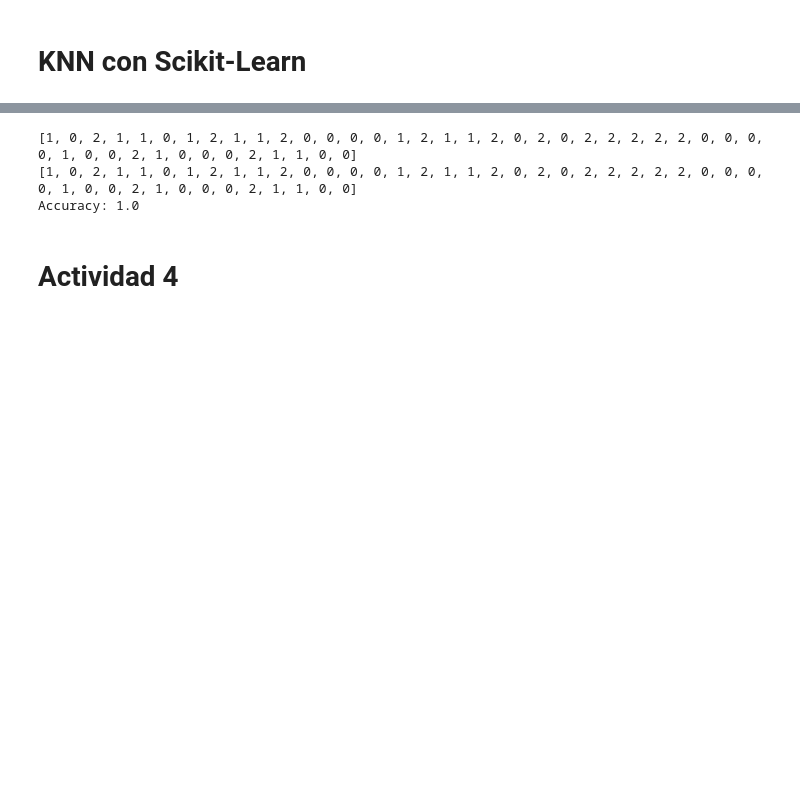
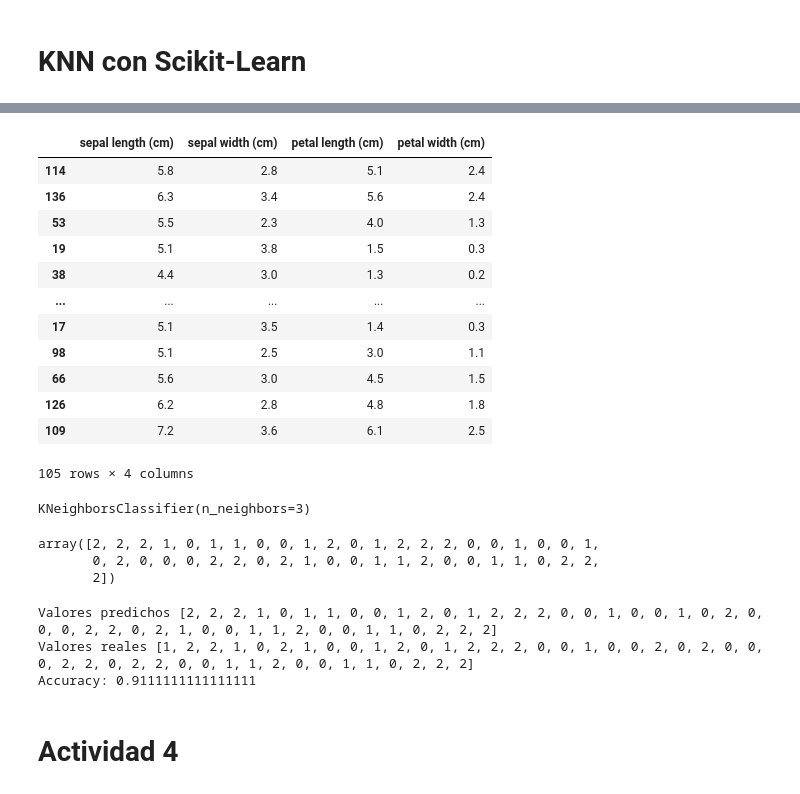
Before and after one commit to jeedorsa/DataScienceUnilever2022, a Jupyter notebook: Track 1/Clases/5-IntroML/5-IntroML.ipynb, the cells around one changed output, grey strips where cells are left out. Saved outputs shown, nothing was run; the diff lists cells and outputs as text; code cells hidden in the pictures; blank space fills up the shorter version.

```diff
--- a/Track 1/Clases/5-IntroML/5-IntroML.ipynb
+++ b/Track 1/Clases/5-IntroML/5-IntroML.ipynb
@@ -420,0 +440,18 @@ X_test = scaler.transform(X_test) # Ojo: escalamiento de test se hace en base al
+# %%
+X_train, X_test, y_train, y_test = train_test_split(X, y,test_size=0.3, random_state=123)
+##Lo normal, o incluso by default es 30%
+X_train
+# %% [output]
+|  | sepal length (cm) | sepal width (cm) | petal length (cm) | petal width (cm) |
+| 114 | 5.8 | 2.8 | 5.1 | 2.4 |
+| 136 | 6.3 | 3.4 | 5.6 | 2.4 |
+| 53 | 5.5 | 2.3 | 4.0 | 1.3 |
+| 19 | 5.1 | 3.8 | 1.5 | 0.3 |
+| 38 | 4.4 | 3.0 | 1.3 | 0.2 |
+| ... | ... | ... | ... | ... |
+| 17 | 5.1 | 3.5 | 1.4 | 0.3 |
+| 98 | 5.1 | 2.5 | 3.0 | 1.1 |
+| 66 | 5.6 | 3.0 | 4.5 | 1.5 |
+| 126 | 6.2 | 2.8 | 4.8 | 1.8 |
+| 109 | 7.2 | 3.6 | 6.1 | 2.5 |
+105 rows × 4 columns
@@ -421,14 +463,23 @@ X_test = scaler.transform(X_test) # Ojo: escalamiento de test se hace en base al
 # %%
 knn = KNeighborsClassifier(n_neighbors=3)
 knn.fit(X_train, y_train) # Ojo: fit en base a los de entrenamiento!!
-predictions = knn.predict(X_test)
-print(predictions.tolist())
-print(y_test.tolist())
-print('Accuracy:',knn.score(X_test, y_test))
 # %% [output]
-[1, 0, 2, 1, 1, 0, 1, 2, 1, 1, 2, 0, 0, 0, 0, 1, 2, 1, 1, 2, 0, 2, 0, 2, 2, 2, 2, 2, 0, 0, 0, 0, 1, 0, 0, 2, 1, 0, 0, 0, 2, 1, 1, 0, 0]
-[1, 0, 2, 1, 1, 0, 1, 2, 1, 1, 2, 0, 0, 0, 0, 1, 2, 1, 1, 2, 0, 2, 0, 2, 2, 2, 2, 2, 0, 0, 0, 0, 1, 0, 0, 2, 1, 0, 0, 0, 2, 1, 1, 0, 0]
-Accuracy: 1.0
+KNeighborsClassifier(n_neighbors=3)
+# %%
+predictions = knn.predict(X_test)
+predictions
+# %% [output]
+array([2, 2, 2, 1, 0, 1, 1, 0, 0, 1, 2, 0, 1, 2, 2, 2, 0, 0, 1, 0, 0, 1,
+       0, 2, 0, 0, 0, 2, 2, 0, 2, 1, 0, 0, 1, 1, 2, 0, 0, 1, 1, 0, 2, 2,
+       2])
+# %%
+print('Valores predichos',predictions.tolist())
+print('Valores reales',y_test.tolist())
+print('Accuracy:',knn.score(X_test, y_test))
+# %% [output]
+Valores predichos [2, 2, 2, 1, 0, 1, 1, 0, 0, 1, 2, 0, 1, 2, 2, 2, 0, 0, 1, 0, 0, 1, 0, 2, 0, 0, 0, 2, 2, 0, 2, 1, 0, 0, 1, 1, 2, 0, 0, 1, 1, 0, 2, 2, 2]
+Valores reales [1, 2, 2, 1, 0, 2, 1, 0, 0, 1, 2, 0, 1, 2, 2, 2, 0, 0, 1, 0, 0, 2, 0, 2, 0, 0, 0, 2, 2, 0, 2, 2, 0, 0, 1, 1, 2, 0, 0, 1, 1, 0, 2, 2, 2]
+Accuracy: 0.9111111111111111
 # %% [markdown]
 # Actividad 4
 # %% [markdown]
```
Also changed, not shown: parts of 16 cells of this notebook.
